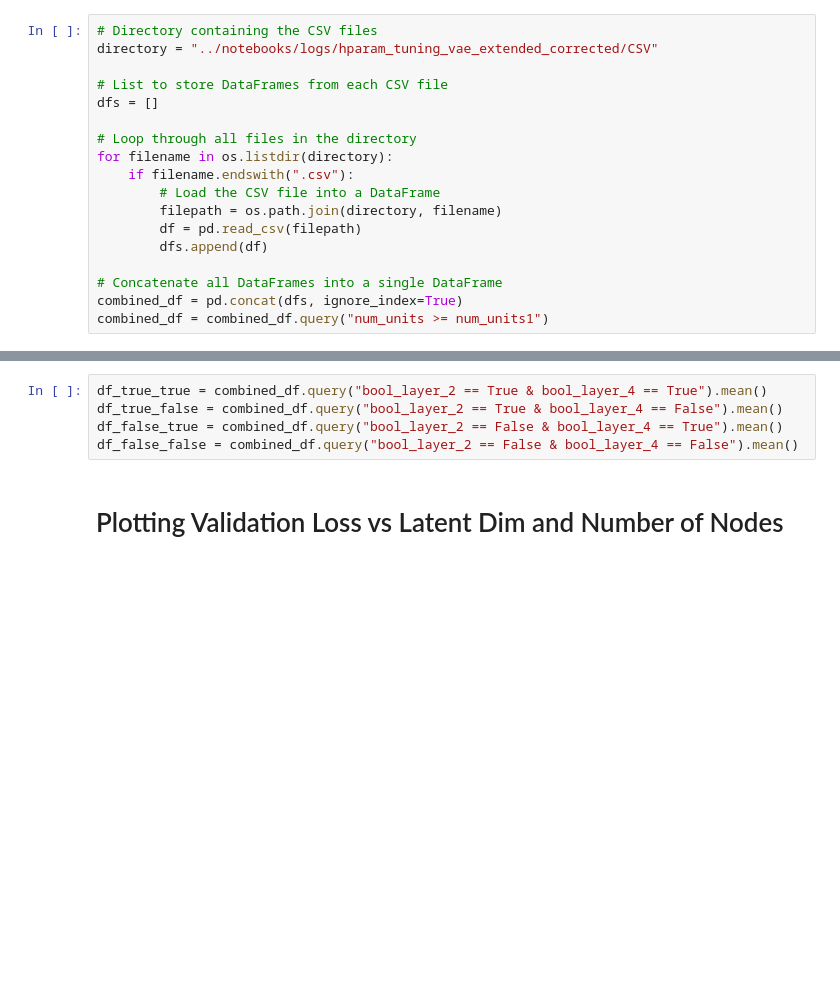
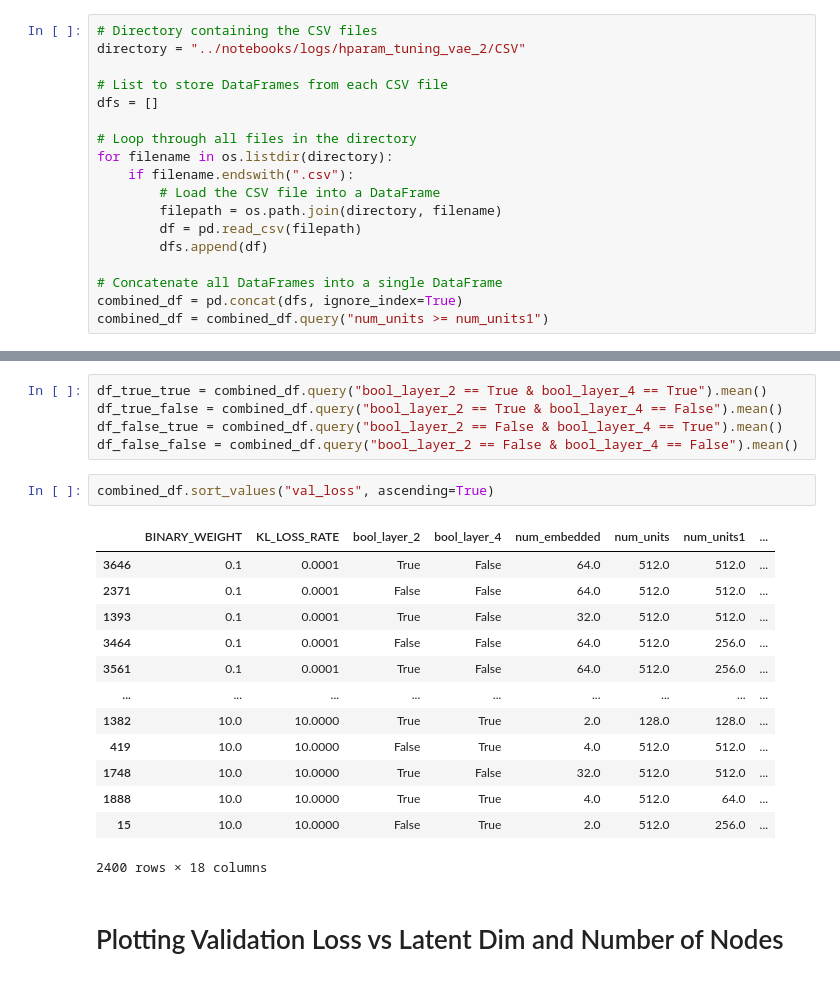
Before and after one commit to MaxIG1/var_auto_for_synth_data, a Jupyter notebook: notebooks/EDA_and_Visualizations.ipynb, the cells around one changed output, grey strips where cells are left out. Saved outputs shown, nothing was run; the diff lists cells and outputs as text; blank space fills up the shorter version.

```diff
--- a/notebooks/EDA_and_Visualizations.ipynb
+++ b/notebooks/EDA_and_Visualizations.ipynb
@@ -106,7 +106,7 @@ max        1.000000
 # Analysis of the Hyperparamter Tuning Process
 # %%
 # Directory containing the CSV files
-directory = "../notebooks/logs/hparam_tuning_vae_extended_corrected/CSV"
+directory = "../notebooks/logs/hparam_tuning_vae_2/CSV"
 
 # List to store DataFrames from each CSV file
 dfs = []
@@ -133,6 +133,22 @@ df_true_true = combined_df.query("bool_layer_2 == True & bool_layer_4 == True").
 df_true_false = combined_df.query("bool_layer_2 == True & bool_layer_4 == False").mean()
 df_false_true = combined_df.query("bool_layer_2 == False & bool_layer_4 == True").mean()
 df_false_false = combined_df.query("bool_layer_2 == False & bool_layer_4 == False").mean()
+# %%
+combined_df.sort_values("val_loss", ascending=True)
+# %% [output]
+|  | BINARY_WEIGHT | KL_LOSS_RATE | bool_layer_2 | bool_layer_4 | num_embedded | num_units | num_units1 | ... |
+| 3646 | 0.1 | 0.0001 | True | False | 64.0 | 512.0 | 512.0 | ... |
+| 2371 | 0.1 | 0.0001 | False | False | 64.0 | 512.0 | 512.0 | ... |
+| 1393 | 0.1 | 0.0001 | True | False | 32.0 | 512.0 | 512.0 | ... |
+| 3464 | 0.1 | 0.0001 | False | False | 64.0 | 512.0 | 256.0 | ... |
+| 3561 | 0.1 | 0.0001 | True | False | 64.0 | 512.0 | 256.0 | ... |
+| ... | ... | ... | ... | ... | ... | ... | ... | ... |
+| 1382 | 10.0 | 10.0000 | True | True | 2.0 | 128.0 | 128.0 | ... |
+| 419 | 10.0 | 10.0000 | False | True | 4.0 | 512.0 | 512.0 | ... |
+| 1748 | 10.0 | 10.0000 | True | False | 32.0 | 512.0 | 512.0 | ... |
+| 1888 | 10.0 | 10.0000 | True | True | 4.0 | 512.0 | 64.0 | ... |
+| 15 | 10.0 | 10.0000 | False | True | 2.0 | 512.0 | 256.0 | ... |
+2400 rows × 18 columns
 # %% [markdown]
 # Plotting Validation Loss vs Latent Dim and Number of Nodes
 # %%
```
Also changed, not shown: 2 other files.
